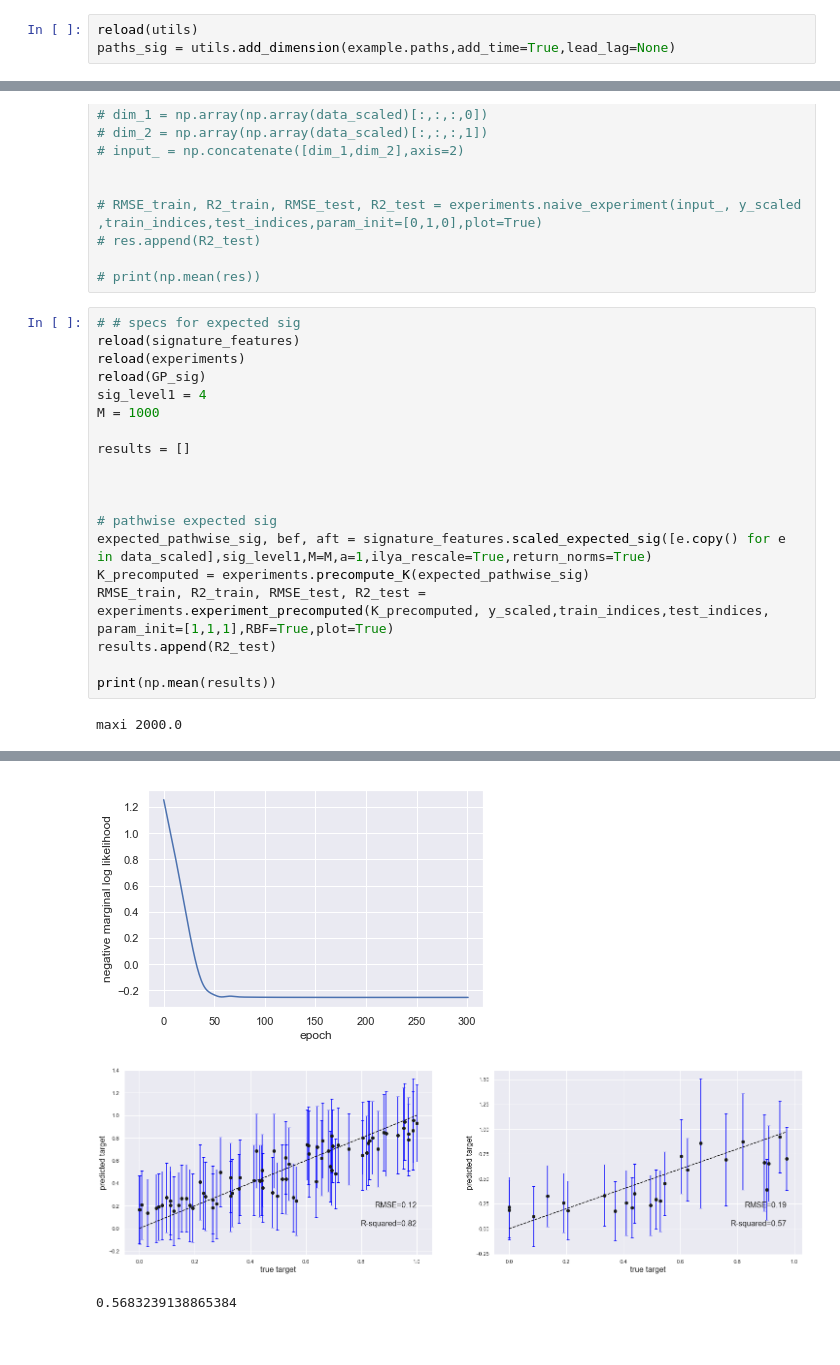
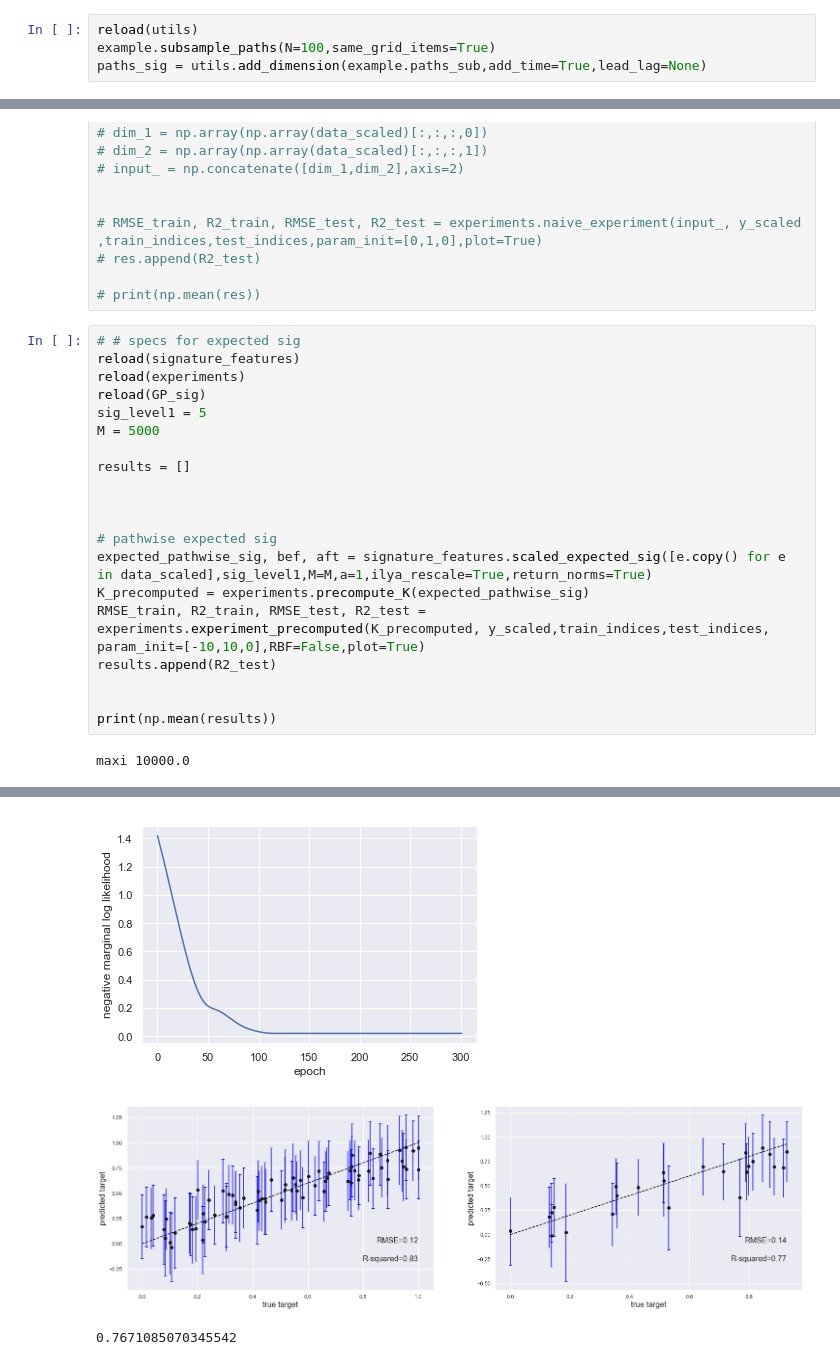
Before and after one commit to maudl3116/Distribution_Regression_Streams, a Jupyter notebook: Looking_For_Good_Synthetic_Datasets.ipynb, the cells around one changed output, grey strips where cells are left out. Drawn from its saved outputs; the diff is of its cells as text.

```diff
--- a/Looking_For_Good_Synthetic_Datasets.ipynb
+++ b/Looking_For_Good_Synthetic_Datasets.ipynb
@@ -179,6 +180,7 @@ example.plot(N=4,N_items=5)
 # %%
 reload(utils)
-paths_sig = utils.add_dimension(example.paths,add_time=True,lead_lag=None)
+example.subsample_paths(N=100,same_grid_items=True)
+paths_sig = utils.add_dimension(example.paths_sub,add_time=True,lead_lag=None)
 # %%
 reload(utils)
 data_scaled, y_scaled, train_indices, test_indices = utils.split_standardize(example.labels,paths_sig,standardized=True,method='stratify')
@@ -201,28 +203,29 @@ data_scaled, y_scaled, train_indices, test_indices = utils.split_standardize(exa
 # %%
 # # specs for expected sig
 reload(signature_features)
 reload(experiments)
 reload(GP_sig)
-sig_level1 = 4
-M = 1000
+sig_level1 = 5
+M = 5000
 
 results = []
 
 
 
 # pathwise expected sig
 expected_pathwise_sig, bef, aft = signature_features.scaled_expected_sig([e.copy() for e in data_scaled],sig_level1,M=M,a=1,ilya_rescale=True,return_norms=True)
 K_precomputed = experiments.precompute_K(expected_pathwise_sig)
-RMSE_train, R2_train, RMSE_test, R2_test = experiments.experiment_precomputed(K_precomputed, y_scaled,train_indices,test_indices, param_init=[1,1,1],RBF=True,plot=True)
+RMSE_train, R2_train, RMSE_test, R2_test = experiments.experiment_precomputed(K_precomputed, y_scaled,train_indices,test_indices, param_init=[-10,10,0],RBF=False,plot=True)
 results.append(R2_test)
 
+
 print(np.mean(results))
 # %% [output]
-maxi 2000.0
+maxi 10000.0
 [interactive output not drawn]
-[figure, old version]
+[figure, new version]
-[figure, old version]
+[figure, new version]
-0.5683239138865384
+0.7671085070345542
 # %%
 fig,ax = plt.subplots(1,2,figsize=(10,5))
 ax[0].hist(bef)
```
Also changed, not shown: parts of 5 cells of this notebook, 4 other files.
